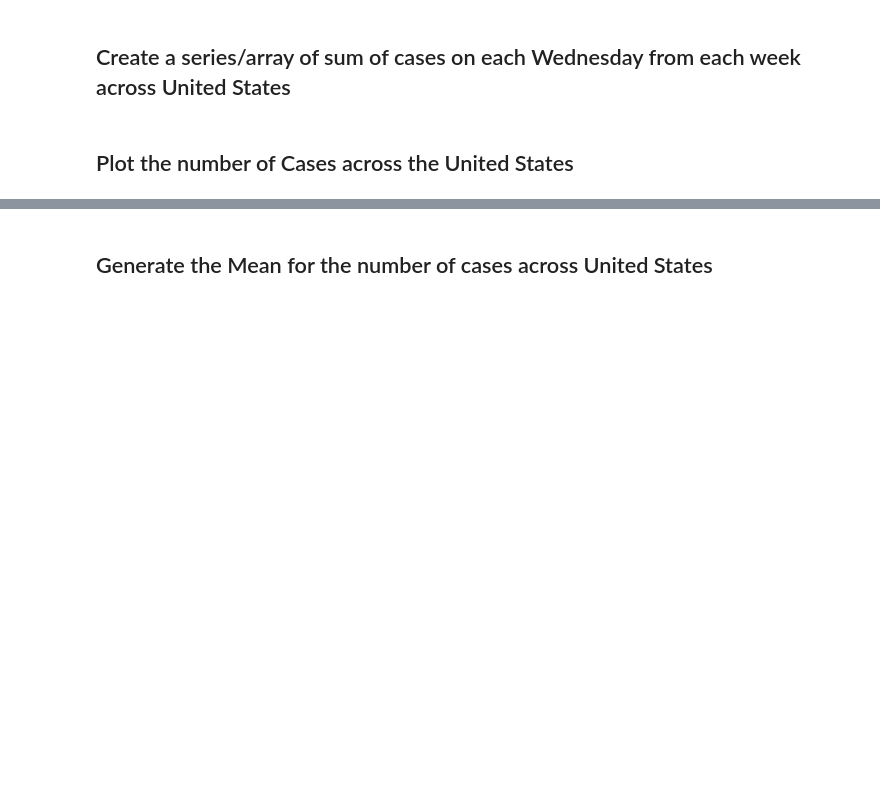
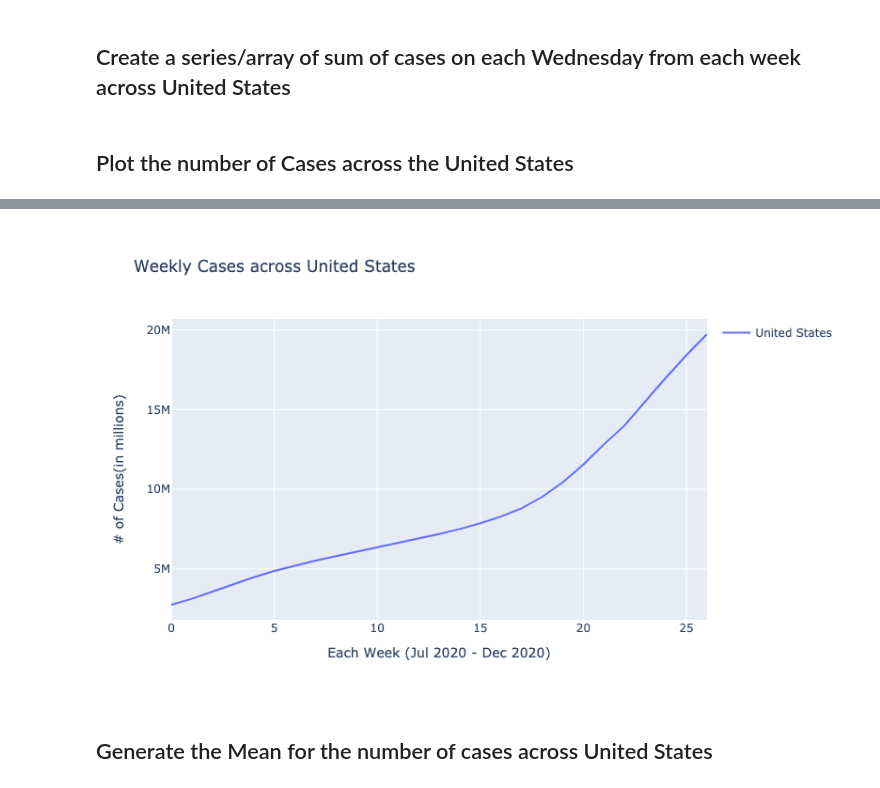
Before and after one commit to usman-z/CSC_405, a Jupyter notebook: Team/Stage 2/Stage_2.ipynb, the cells around one changed output, grey strips where cells are left out. Saved outputs shown, nothing was run; the diff lists cells and outputs as text; code cells hidden in the pictures; blank space fills up the shorter version.

```diff
--- a/Team/Stage 2/Stage_2.ipynb
+++ b/Team/Stage 2/Stage_2.ipynb
@@ -76,5 +77,6 @@ fig.update_layout(
     height=500
 )
 
-fig.show()
+fig.write_image("us_cases.png")
+Image(filename="us_cases.png")
 # %% [output]
@@ -84,3 +83,4 @@ WARNING: 1 intermediate output message was discarded.
+[figure, added]
 # %% [markdown]
 ## Generate the Mean for the number of cases across United States
 # %%
```
Also changed, not shown: parts of 4 cells of this notebook.
